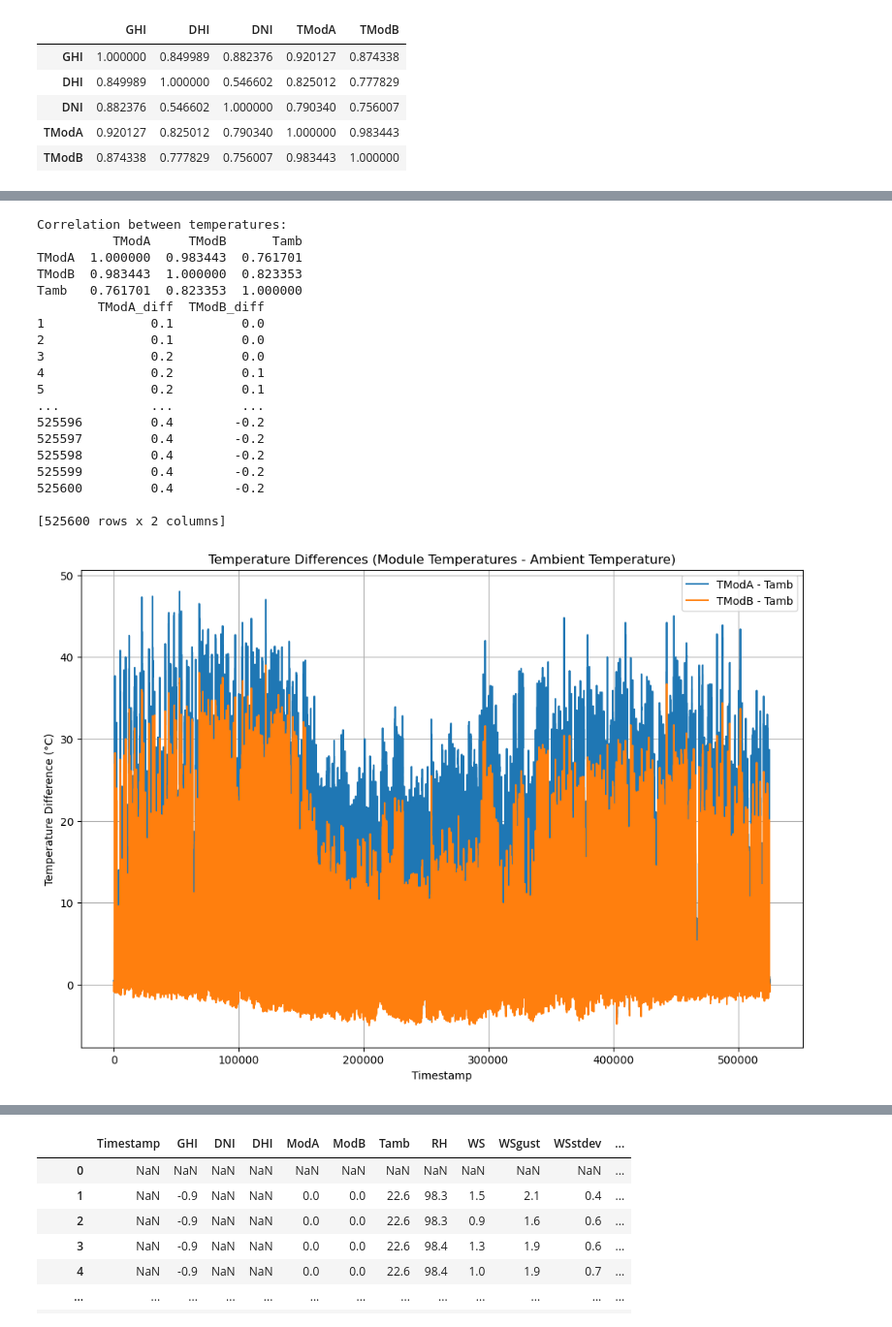
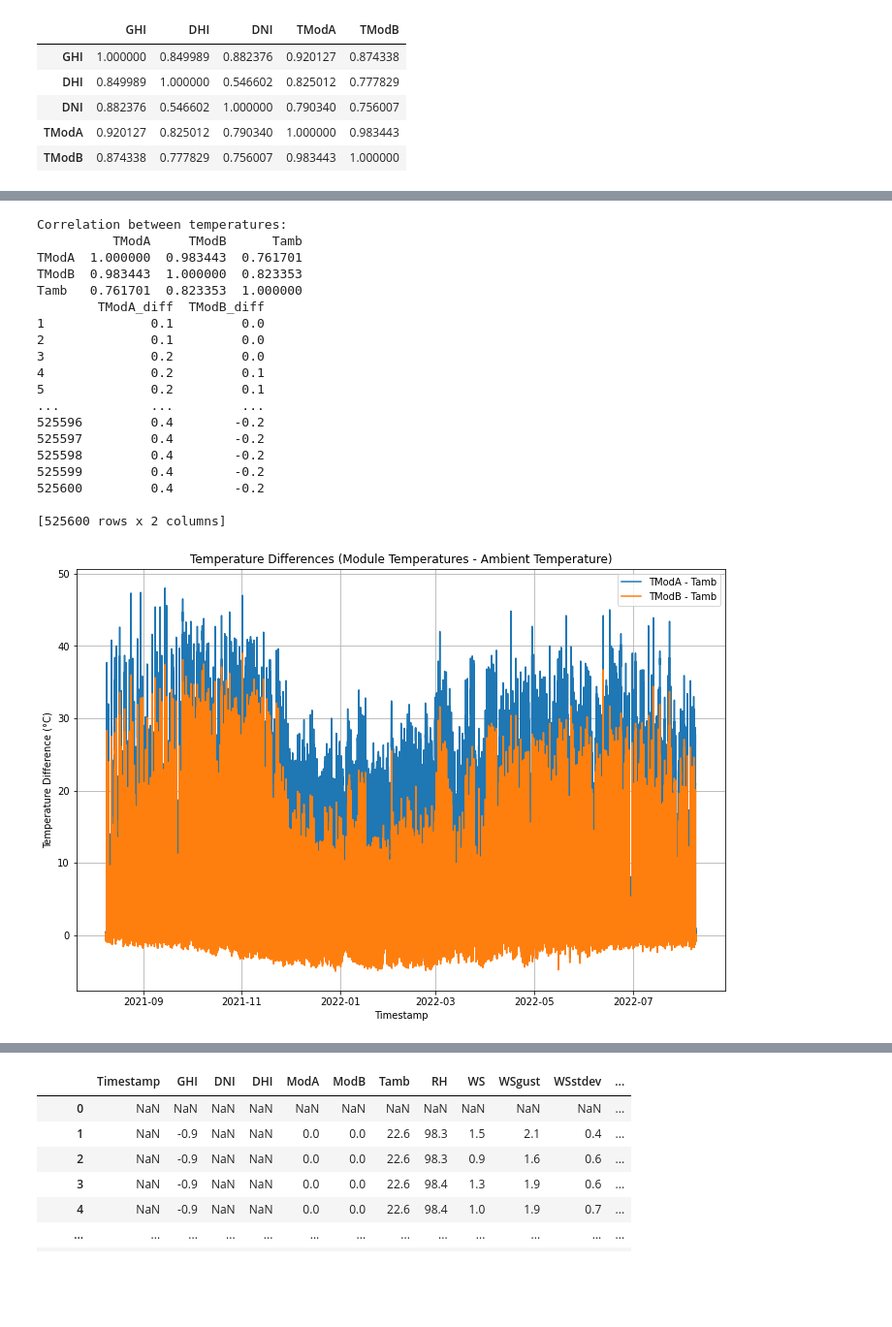
Before and after one commit to Yaadee/10-Academy-week-0, a Jupyter notebook: notebooks/EDA.ipynb, the cells around one changed output, grey strips where cells are left out. Shown at 97% size. Saved outputs shown, nothing was run; the diff lists cells and outputs as text; code cells hidden in the pictures; blank space fills up the shorter version.

```diff
--- a/notebooks/EDA.ipynb
+++ b/notebooks/EDA.ipynb
@@ -207,9 +203,9 @@ Wind Direction Summary Statistics:
 # %%
 # Plot module temperatures and ambient temperature
 plt.figure(figsize=(12, 8))
-plt.plot(data_Benin_malanville.index.to_numpy(), data_Benin_malanville['TModA'].to_numpy(), label='TModA')
-plt.plot(data_Benin_malanville.index.to_numpy(), data_Benin_malanville['TModB'].to_numpy(), label='TModB')
-plt.plot(data_Benin_malanville.index.to_numpy(), data_Benin_malanville['Tamb'].to_numpy(), label='Tamb')
+plt.plot(data_Benin_malanville['Timestamp'], data_Benin_malanville['TModA'].to_numpy(), label='TModA')
+plt.plot(data_Benin_malanville['Timestamp'], data_Benin_malanville['TModB'].to_numpy(), label='TModB')
+plt.plot(data_Benin_malanville['Timestamp'], data_Benin_malanville['Tamb'].to_numpy(), label='Tamb')
 plt.xlabel('Timestamp')
 plt.ylabel('Temperature (°C)')
 plt.title('Module Temperatures (TModA, TModB) vs Ambient Temperature (Tamb)')
@@ -236,8 +232,8 @@ print(data_Benin_malanville[['TModA_diff', 'TModB_diff']])
 
 # Plot temperature differences
 plt.figure(figsize=(12, 8))
-plt.plot(data_Benin_malanville.index.to_numpy(), data_Benin_malanville['TModA_diff'].to_numpy(), label='TModA - Tamb')
-plt.plot(data_Benin_malanville.index.to_numpy(), data_Benin_malanville['TModB_diff'].to_numpy(), label='TModB - Tamb')
+plt.plot(data_Benin_malanville['Timestamp'], data_Benin_malanville['TModA_diff'].to_numpy(), label='TModA - Tamb')
+plt.plot(data_Benin_malanville['Timestamp'], data_Benin_malanville['TModB_diff'].to_numpy(), label='TModB - Tamb')
 plt.xlabel('Timestamp')
 plt.ylabel('Temperature Difference (°C)')
 plt.title('Temperature Differences (Module Temperatures - Ambient Temperature)')
@@ -249,23 +245,23 @@ plt.show()
 Correlation between temperatures:
           TModA     TModB      Tamb
 TModA  1.000000  0.983443  0.761701
 TModB  0.983443  1.000000  0.823353
 Tamb   0.761701  0.823353  1.000000
         TModA_diff  TModB_diff
 1              0.1         0.0
 2              0.1         0.0
 3              0.2         0.0
 4              0.2         0.1
 5              0.2         0.1
 ...            ...         ...
 525596         0.4        -0.2
 525597         0.4        -0.2
 525598         0.4        -0.2
 525599         0.4        -0.2
 525600         0.4        -0.2
 
 [525600 rows x 2 columns]
-[figure, old version]
+[figure, new version]
 # %%
 # Create histograms
 plt.figure(figsize=(12, 8))
```
Also changed, not shown: parts of 19 cells of this notebook.
